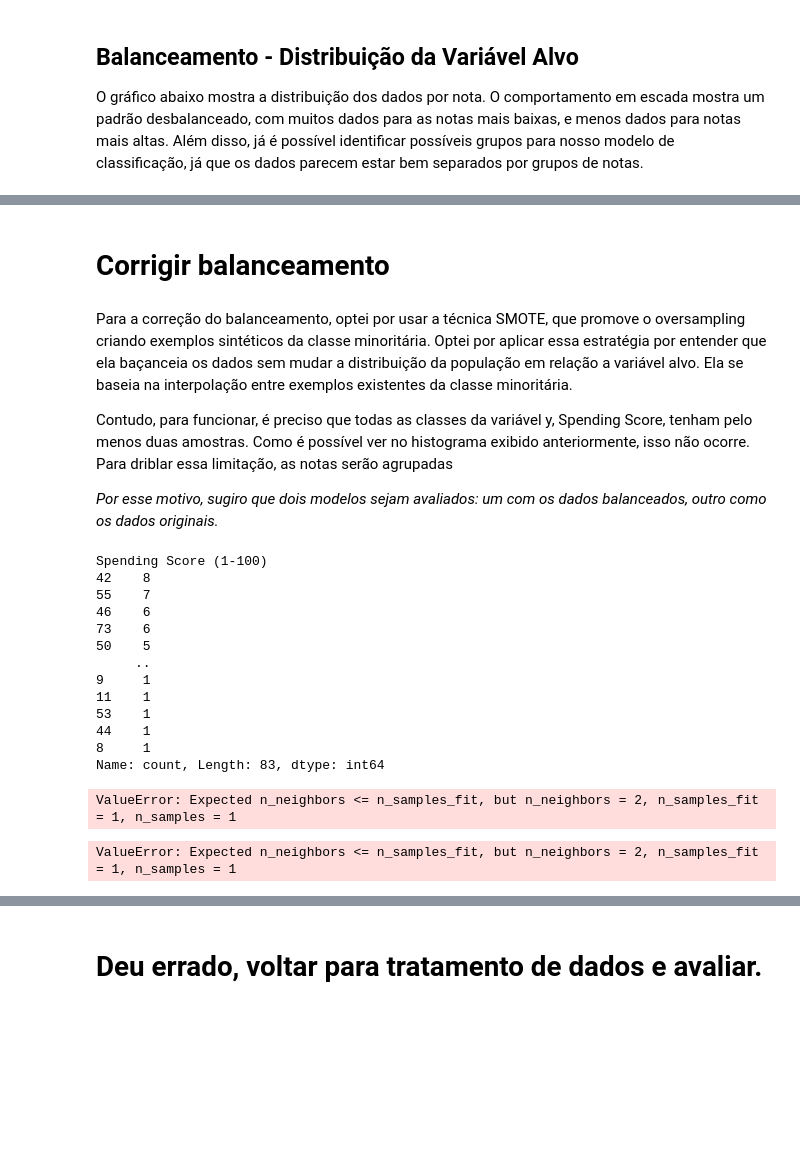
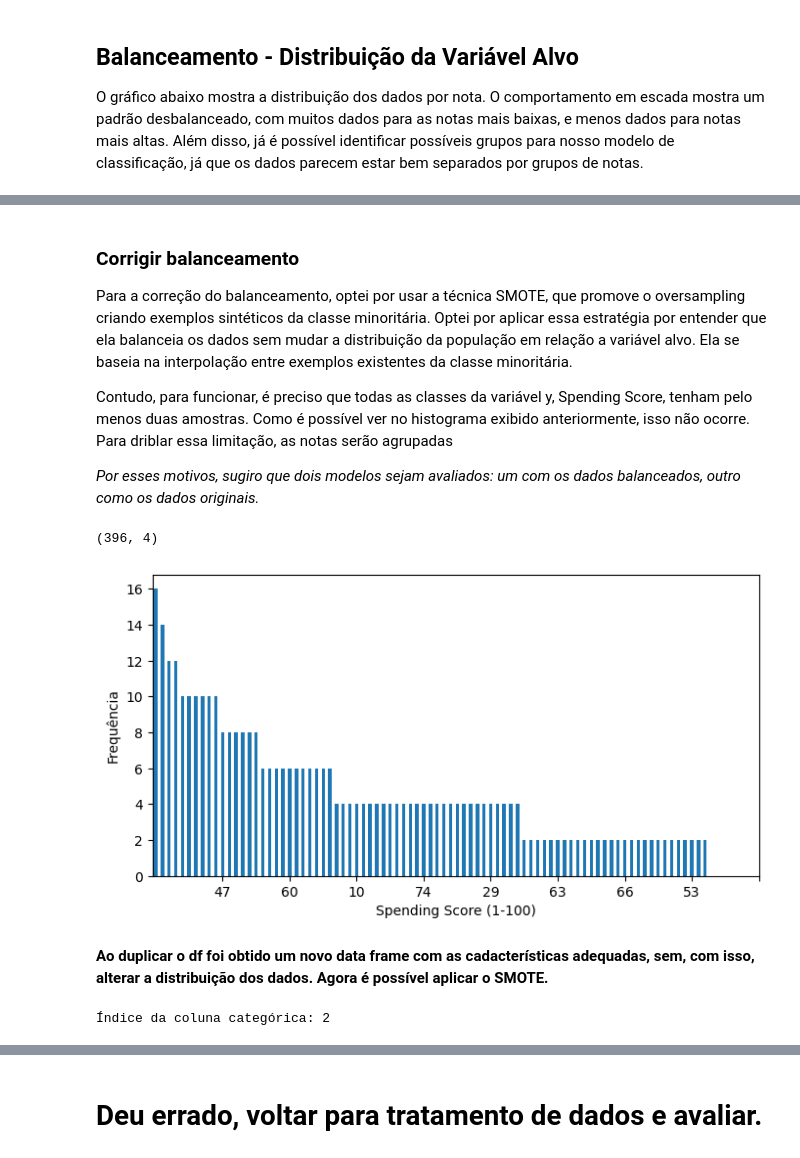
Before and after one commit to marinappdf/projetos-EBAC, a Jupyter notebook: K-means Agrupamente/K-means 2/Profissao Cientista de Dados M33 Pratique.ipynb, the cells around one changed output, grey strips where cells are left out. Saved outputs shown, nothing was run; the diff lists cells and outputs as text; code cells hidden in the pictures; blank space fills up the shorter version.

```diff
--- a/K-means Agrupamente/K-means 2/Profissao Cientista de Dados M33 Pratique.ipynb
+++ b/K-means Agrupamente/K-means 2/Profissao Cientista de Dados M33 Pratique.ipynb
@@ -231,27 +237,8 @@ plt.show()
-# %% [markdown]
-# Corrigir balanceamento
 # %% [markdown]
-Para a correção do balanceamento, optei por usar a técnica SMOTE, que promove o oversampling criando exemplos sintéticos da classe minoritária. Optei por aplicar essa estratégia por entender que ela baçanceia os dados sem mudar a distribuição da população em relação a variável alvo. Ela se baseia na interpolação entre exemplos existentes da classe minoritária.
+### Corrigir balanceamento
+
+Para a correção do balanceamento, optei por usar a técnica SMOTE, que promove o oversampling criando exemplos sintéticos da classe minoritária. Optei por aplicar essa estratégia por entender que ela balanceia os dados sem mudar a distribuição da população em relação a variável alvo. Ela se baseia na interpolação entre exemplos existentes da classe minoritária.
 
 Contudo, para funcionar, é preciso que todas as classes da variável y, Spending Score, tenham pelo menos duas amostras. Como é possível ver no histograma exibido anteriormente, isso não ocorre. Para driblar essa limitação, as notas serão agrupadas
 
-
-
-
-*Por esse motivo, sugiro que dois modelos sejam avaliados: um com os dados balanceados, outro como os dados originais.*
+*Por esses motivos, sugiro que dois modelos sejam avaliados: um com os dados balanceados, outro como os dados originais.*
-# %%
-print(y.value_counts())
-# %% [output]
-Spending Score (1-100)
-42    8
-55    7
-46    6
-73    6
-50    5
-     ..
-9     1
-11    1
-53    1
-44    1
-8     1
-Name: count, Length: 83, dtype: int64
@@ -263,11 +245,32 @@ y = df['Spending Score (1-100)']
+# %%
+df_ampliado = pd.concat([df, df], ignore_index=True)
+df_ampliado.shape
+# %% [output]
+(396, 4)
+# %%
+contagem_alvo = df_ampliado[alvo_y].value_counts()
+plt.figure(figsize=(8, 4))
+ax = contagem_alvo.plot(kind='bar')
+ax.set_xlabel(alvo_y)
+ax.set_ylabel('Frequência')
+plt.xticks(ticks=range(10,100,10),rotation=0)
+plt.show()
+# %% [output]
+[figure, added]
+# %% [markdown]
+**Ao duplicar o df foi obtido um novo data frame com as cadacterísticas adequadas, sem, com isso, alterar a distribuição dos dados. Agora é possível aplicar o SMOTE.**
+# %%
+from imblearn.over_sampling import SMOTE
+alvo_y = 'Spending Score (1-100)'
+x = df_ampliado.drop(alvo_y, axis=1)
+y = df_ampliado[alvo_y]
+# Verifique o índice da coluna categórica
+gender_idx = x.columns.get_loc('Gender_encoded')
+print('Índice da coluna categórica:', gender_idx)
+smote_nc = SMOTENC(categorical_features=[gender_idx], random_state=42, k_neighbors=1)
+xb, yb = smote_nc.fit_resample(x, y)
+# %% [output]
+Índice da coluna categórica: 2
 # %%
 smote = SMOTE(random_state=42, k_neighbors=1)
-xb, yb = smote.fit_resample(x,y)
+dxb, dyb = smote.fit_resample(x,y)
-# %% [output]
-ValueError: Expected n_neighbors <= n_samples_fit, but n_neighbors = 2, n_samples_fit = 1, n_samples = 1
-# %%
-categorical_features = [2]
-smote_nc = SMOTENC(categorical_features=categorical_features, random_state=42, k_neighbors=1)
-xb, yb = smote_nc.fit_resample(x, y)
-# %% [output]
-ValueError: Expected n_neighbors <= n_samples_fit, but n_neighbors = 2, n_samples_fit = 1, n_samples = 1
```
Also changed, not shown: parts of 27 cells of this notebook.
